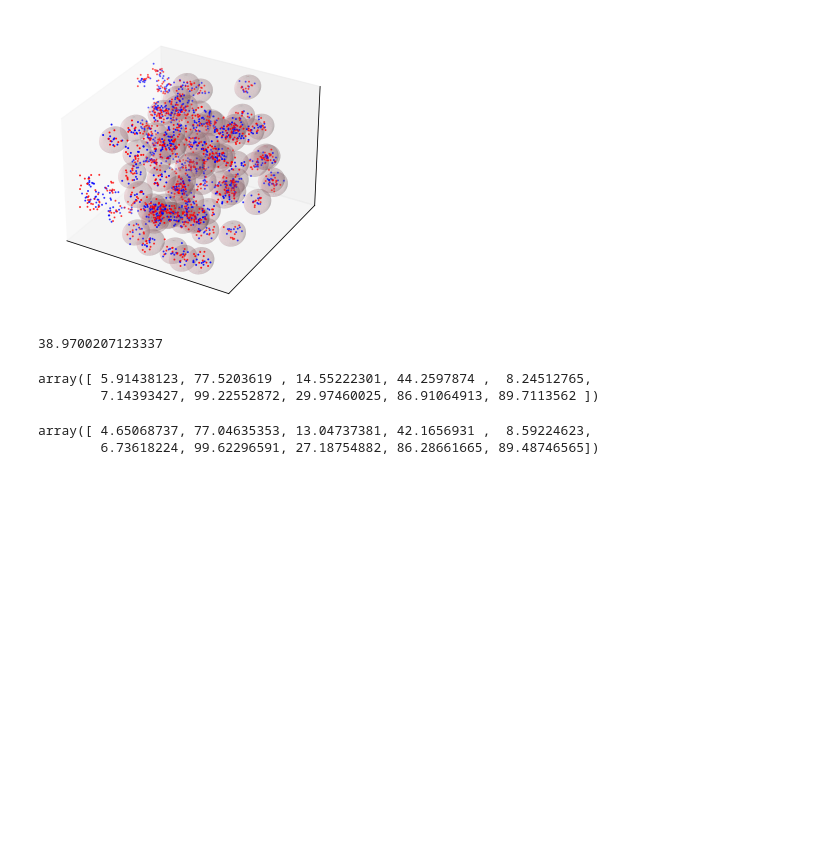
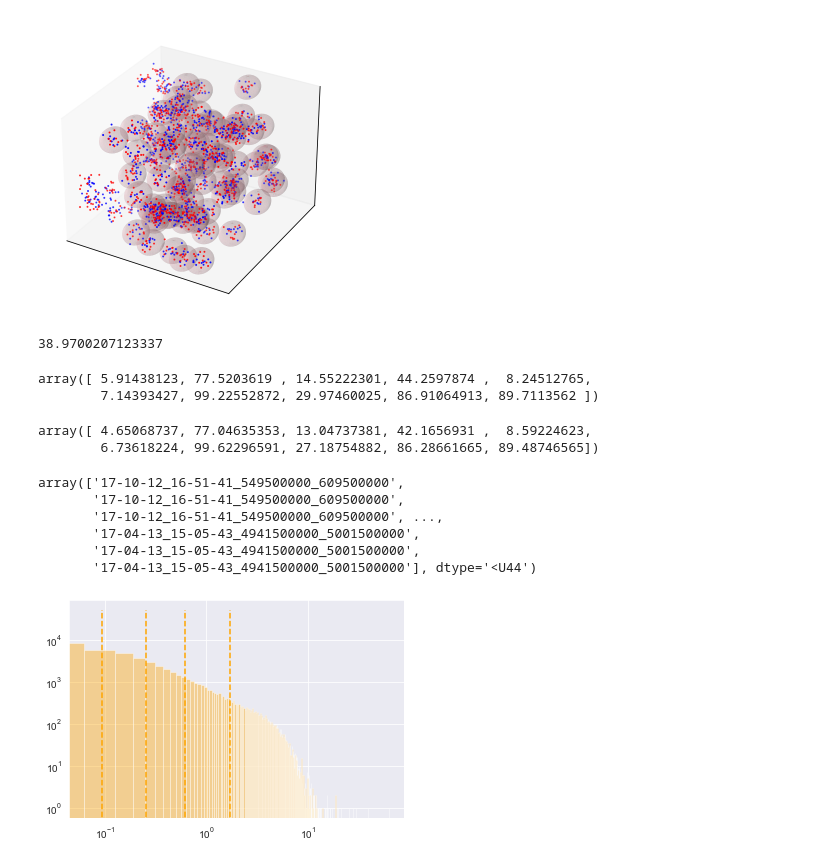
Before and after one commit to HarmoniaLeo/prophesee-automotive-dataset-toolbox, a Jupyter notebook: experiments_gen4.ipynb, the cells around one changed output. Saved outputs shown, nothing was run; the diff lists cells and outputs as text; code cells hidden in the pictures; blank space fills up the shorter version.

```diff
--- a/experiments_gen4.ipynb
+++ b/experiments_gen4.ipynb
@@ -185,3 +185,46 @@ xs.mean(0)
 # %% [output]
 array([ 4.65068737, 77.04635353, 13.04737381, 42.1656931 ,  8.59224623,
         6.73618224, 99.62296591, 27.18754882, 86.28661665, 89.48746565])
+# %%
+import numpy as np
+
+gen1s = np.load("/Users/harmonialeo/Downloads/result_allinone/gt_gen1.npz")
+gen1s["file_names"]
+# %% [output]
+array(['17-10-12_16-51-41_549500000_609500000',
+       '17-10-12_16-51-41_549500000_609500000',
+       '17-10-12_16-51-41_549500000_609500000', ...,
+       '17-04-13_15-05-43_4941500000_5001500000',
+       '17-04-13_15-05-43_4941500000_5001500000',
+       '17-04-13_15-05-43_4941500000_5001500000'], dtype='<U44')
+# %%
+import seaborn as sns
+import matplotlib.pyplot as plt
+
+sns.set_style("darkgrid")
+
+colors = ["#F4EA2D","#D4AA20","#EB9C2F","#D45920","#F73025"]
+# for split_count,q in enumerate(range(0,100,20)):
+#     split1 = np.quantile(gen1s["densitys"],q/100)
+#     split2 = np.quantile(gen1s["densitys"],(q+20)/100)
+#     plt.fill_between([split1,split2],0,50000,facecolor=colors[split_count],alpha = 0.3)
+sns.distplot(gen1s["densitys"],bins=1000,kde=False,color="orange")
+i = 0
+start = 0
+for split_count,q in enumerate(range(20,100,20)):
+    split = np.quantile(gen1s["densitys"],q/100)
+    plt.vlines(split, 0, 50000,color="orange",linestyle="--",)
+        # if ax.patches[j].get_x() < split:
+        #     plt.fill_between([start,ax.patches[j].get_x()],0,ax.patches[j].get_height(),facecolor=colors[split_count])
+        #     print("continue",start,ax.patches[j].get_x())
+        #     start = ax.patches[j].get_x()
+        # else:
+        #     plt.fill_between([start,split],0,ax.patches[j].get_height(),facecolor=colors[split_count])
+        #     print("split",start,split)
+        #     start = split
+        #     i = j + 1
+        #     break
+plt.yscale("log")
+plt.xscale("log")
+# %% [output]
+[figure, added]
```
Also changed, not shown: parts of 1 cell of this notebook, 1 other file.
